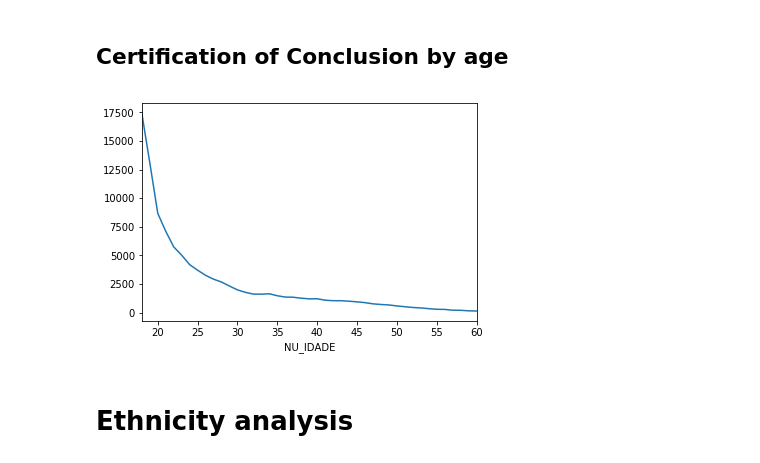
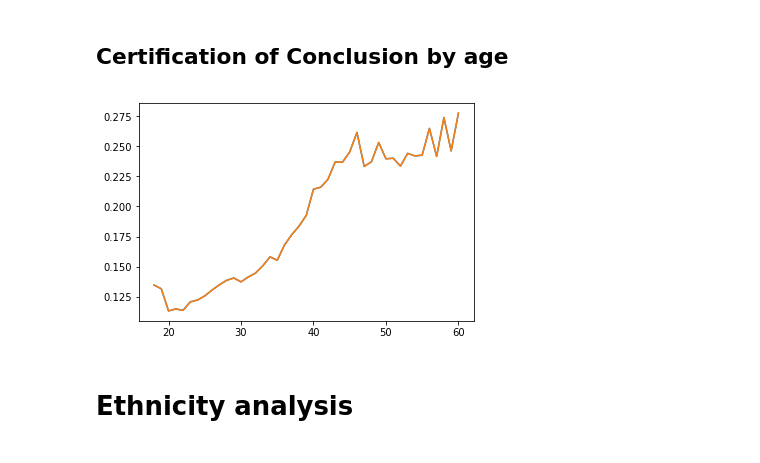
Before and after one commit to mpopst/Projeto-FDS, a Jupyter notebook: Explorating visualization ENEM.ipynb, the cells around one changed output. Drawn from its saved outputs; the diff is of its cells as text; code cells hidden in the pictures.

```diff
--- a/Explorating visualization ENEM.ipynb
+++ b/Explorating visualization ENEM.ipynb
@@ -64,13 +64,18 @@ plt.show()
 # %% [markdown]
 ## Certification of Conclusion by age
 # %%
-c = sort[['IN_CERTIFICADO','NU_IDADE']]
-c = c[c['NU_IDADE']<=60]
+aux = sort[['IN_CERTIFICADO','NU_IDADE']]
+c = aux[aux['NU_IDADE']<=60]
+aux = aux[aux['NU_IDADE']<=60]
+aux = aux[aux['NU_IDADE']>=18]
+aux = aux.groupby('NU_IDADE')['IN_CERTIFICADO'].count()
 c = c[c['IN_CERTIFICADO']==1].groupby('NU_IDADE')['IN_CERTIFICADO'].count()
-c.plot()
+c = c.to_frame()
+c['PROPORCAO'] = c['IN_CERTIFICADO']/aux
+plt.plot(c['PROPORCAO'])
 plt.show()
 # %% [output]
-[figure, old version]
+[figure, new version]
 # %% [markdown]
 # Ethnicity analysis
 # %%
```
